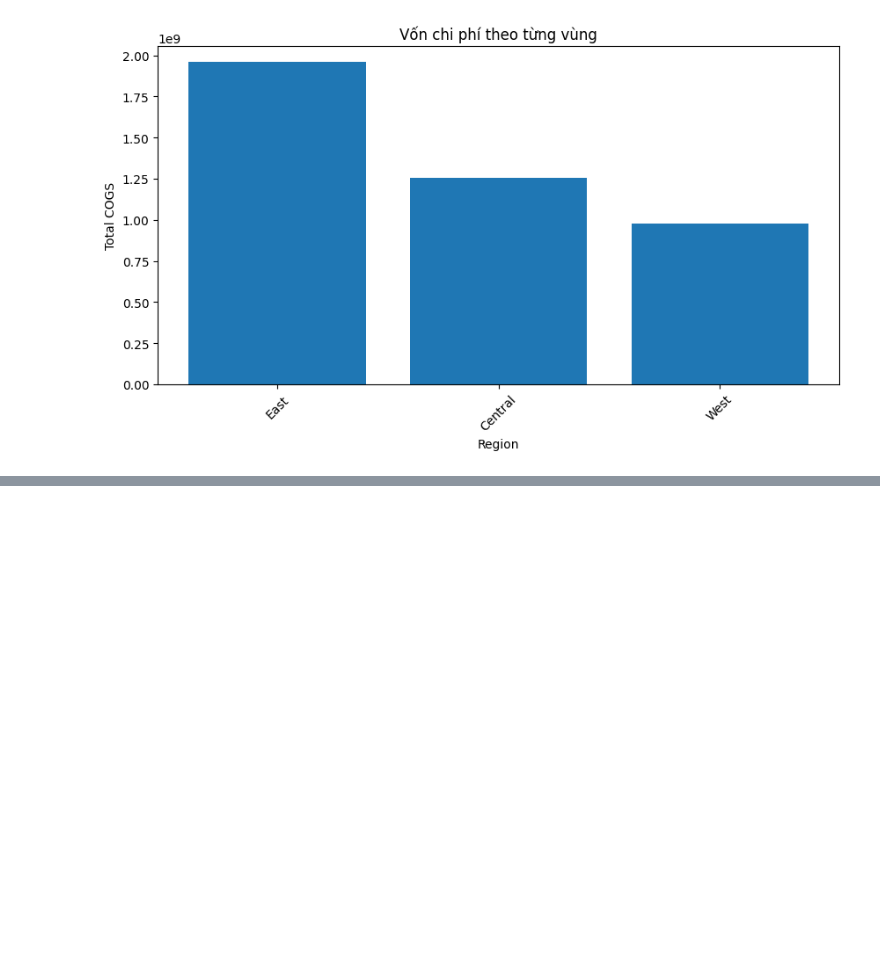
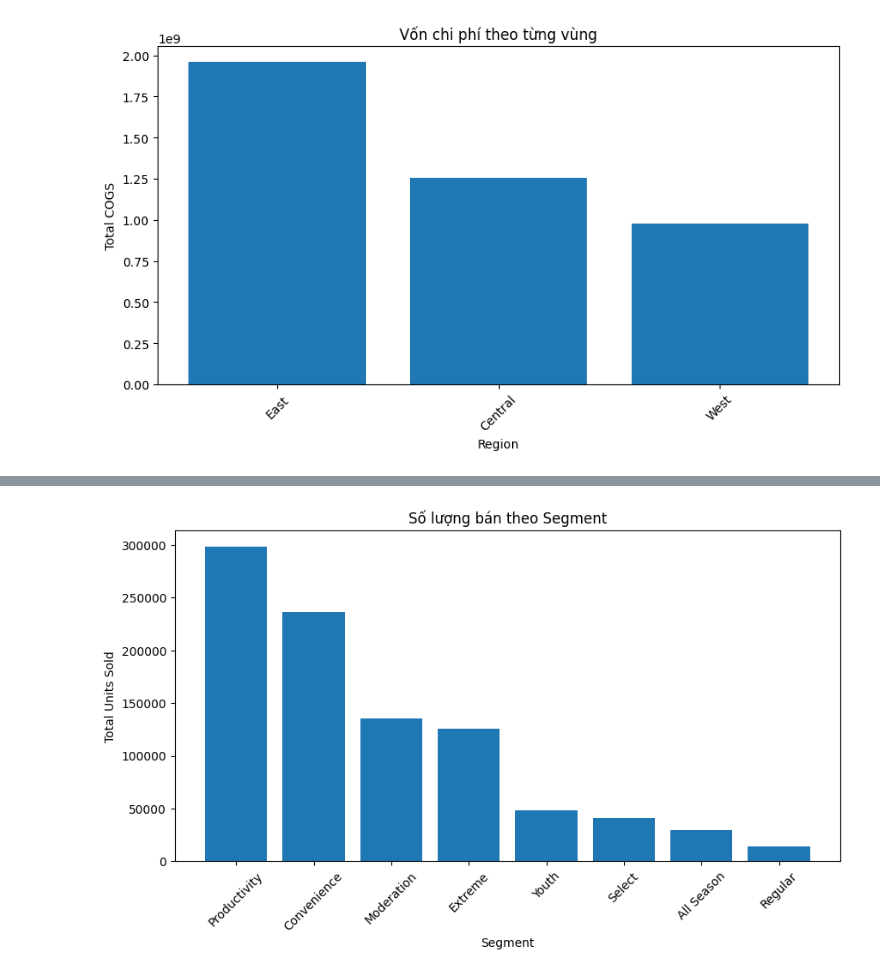
Before and after one commit to HaiAu2501/Try-Some-Models, a Jupyter notebook: tasks/1.ipynb, the cells around one changed output, grey strips where cells are left out. Cells and saved outputs as stored; diff of their text form; code cells hidden in the pictures; blank space fills up the shorter version.

```diff
--- a/tasks/1.ipynb
+++ b/tasks/1.ipynb
@@ -105,0 +175,14 @@ NameError: name 'tools' is not defined
+# %%
+# Tổng hợp số lượng bán theo Segment
+segment_sales = df.groupby("Segment")["Units"].sum().sort_values(ascending=False)
+
+# Vẽ biểu đồ số lượng bán theo Segment
+plt.figure(figsize=(10, 5))
+plt.bar(segment_sales.index, segment_sales.values)
+plt.xlabel("Segment")
+plt.ylabel("Total Units Sold")
+plt.title("Số lượng bán theo Segment")
+plt.xticks(rotation=45)
+plt.show()
+# %% [output]
+[figure, added]
```
Also changed, not shown: parts of 12 cells of this notebook.
